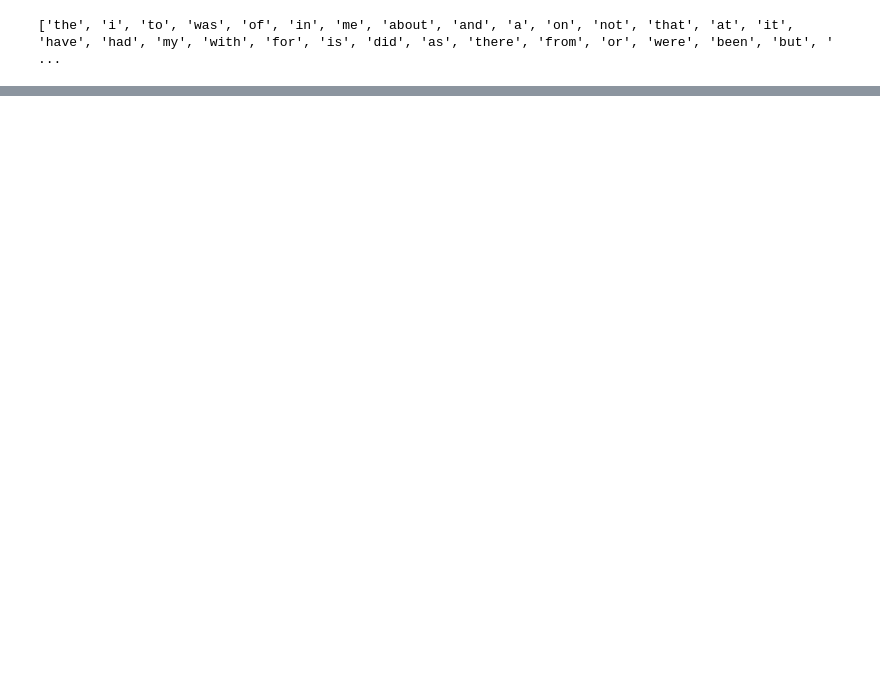
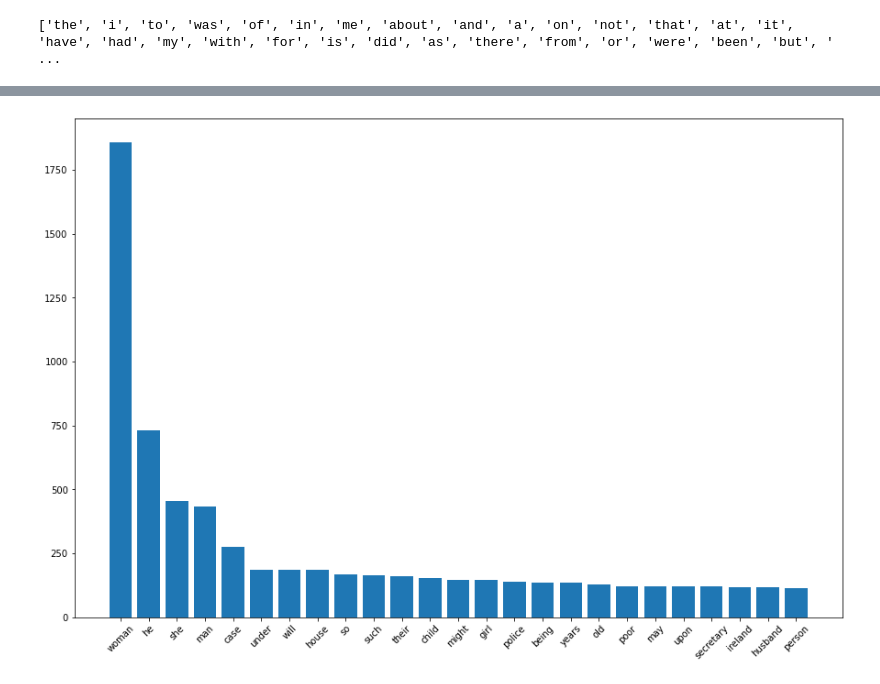
Before and after one commit to stephbuon/faha-2022, a Jupyter notebook: word-counts/counting_words.ipynb, the cells around one changed output, grey strips where cells are left out. Saved outputs shown, nothing was run; the diff lists cells and outputs as text; code cells hidden in the pictures; blank space fills up the shorter version.

```diff
--- a/word-counts/counting_words.ipynb
+++ b/word-counts/counting_words.ipynb
@@ -354,13 +400,5 @@ for word in flattened_hansard_1820:
 hansard_1820_count = Counter(clean_hansard_1820)
 # %%
 hansard_1880 = data_import(working_dir, 'hansard_woman_1880.csv')
-
-flattened_hansard_1880 = make_1D_list(hansard_1880)
-
-clean_hansard_1880 = []
-
-for word in flattened_hansard_1880:
-    if word not in stop_words:
-        clean_hansard_1880.append(word)
-
+clean_hansard_1880 = remove_stop_words(hansard_1880, stop_words)
 hansard_1880_count = Counter(clean_hansard_1880)
@@ -428,0 +495,11 @@ print(stop_words)
+# %%
+top_words_1880 = dict(hansard_1880_count.most_common(25))
+
+plt.rcParams['figure.figsize'] = [15, 10]
+
+plt.bar(range(len(top_words_1880)), list(top_words_1880.values()), align='center')
+plt.xticks(range(len(top_words_1880)), list(top_words_1880.keys()))
+plt.xticks(rotation = 45)
+plt.show()
+# %% [output]
+[figure, added]
```
Also changed, not shown: parts of 43 cells of this notebook.
